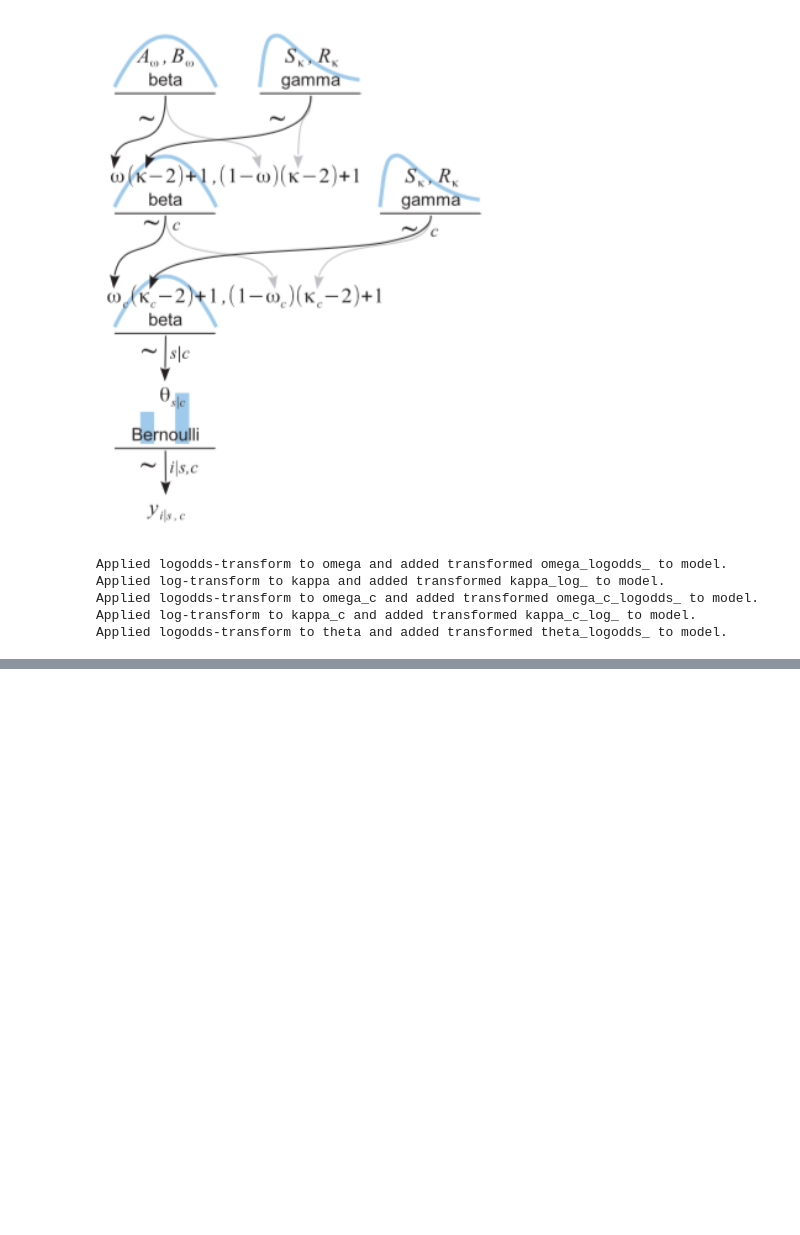
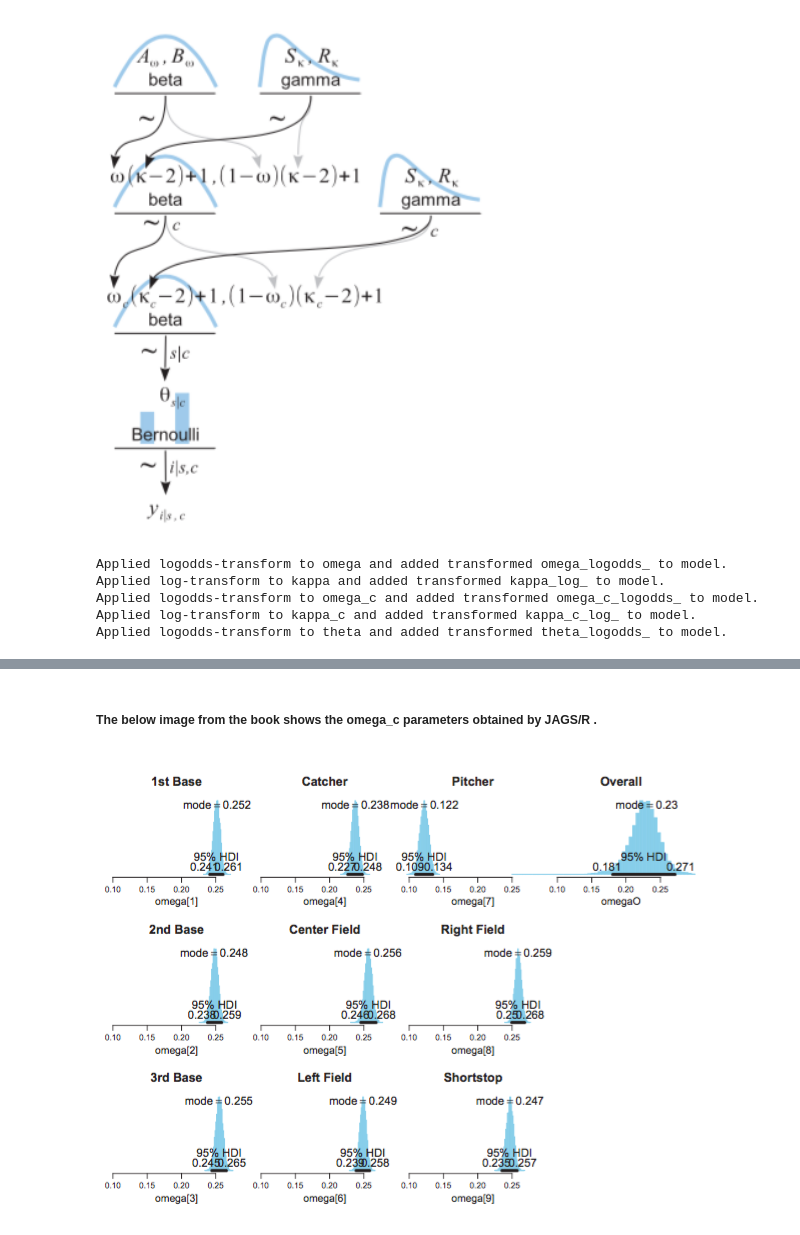
Before and after one commit to JWarmenhoven/DBDA-python, a Jupyter notebook: Notebooks/Chapter 9.ipynb, the cells around one changed output, grey strips where cells are left out. Saved outputs shown, nothing was run; the diff lists cells and outputs as text; code cells hidden in the pictures; blank space fills up the shorter version.

```diff
--- a/Notebooks/Chapter 9.ipynb
+++ b/Notebooks/Chapter 9.ipynb
@@ -286,0 +296,6 @@ pmc.traceplot(trace_load);
+# %% [markdown]
+##### The below image from the book shows the __omega_c__ parameters obtained by JAGS/R .
+# %%
+Image('images/fig9_17.png')
+# %% [output]
+[figure, added]
```
Also changed, not shown: parts of 9 cells of this notebook, 1 other file.
